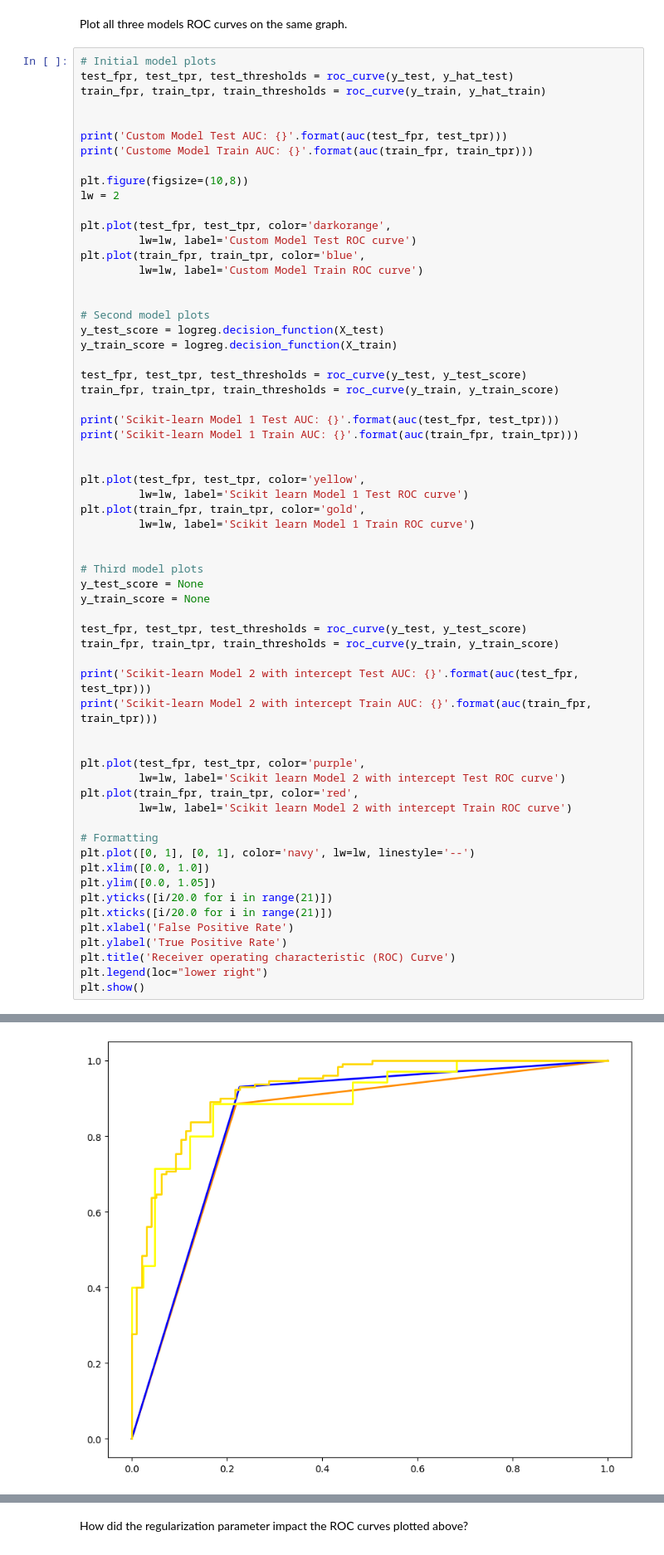
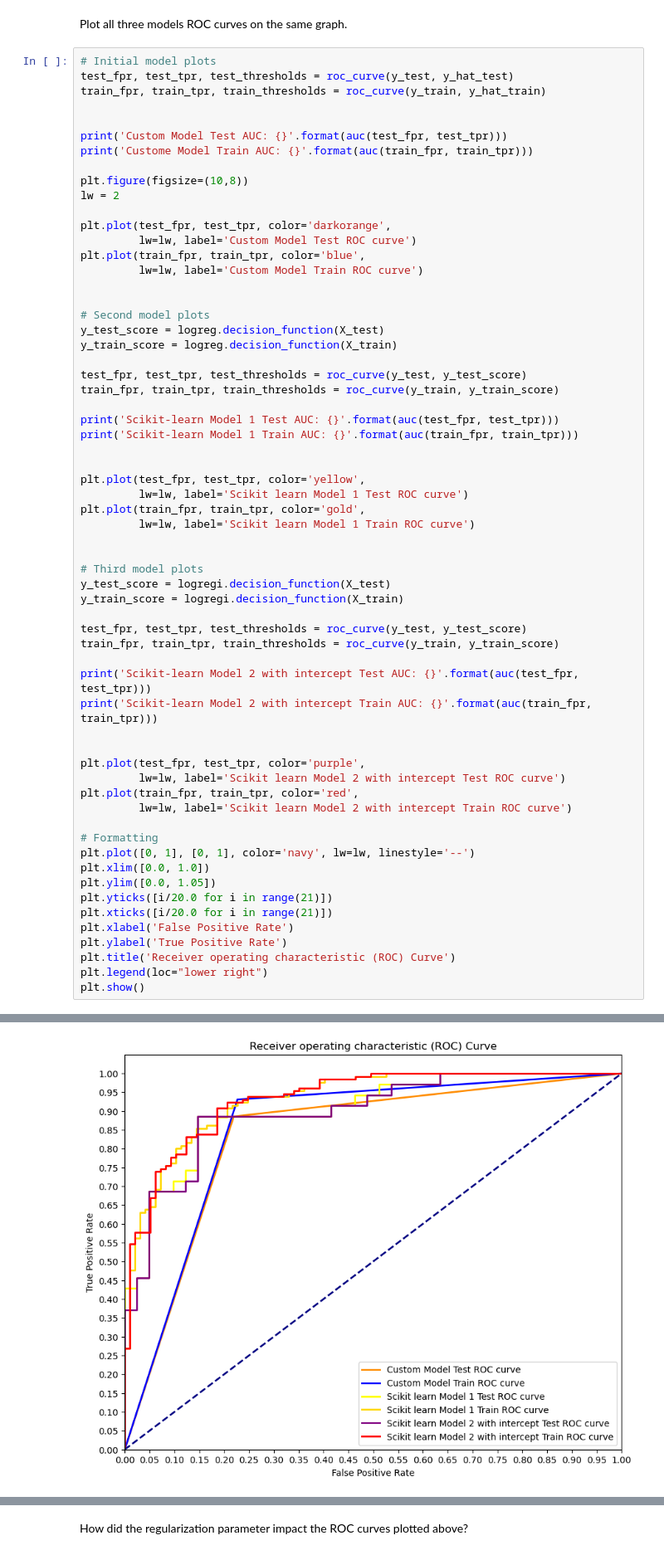
Before and after one commit to RafaHMDeloitte/dsc-logistic-regression-model-comparisons-lab, a Jupyter notebook: index.ipynb, the cells around one changed output, grey strips where cells are left out. Shown: that part at 83% size. Saved outputs shown, nothing was run; the diff lists cells and outputs as text.

```diff
--- a/index.ipynb
+++ b/index.ipynb
@@ -163,8 +163,8 @@ plt.plot(train_fpr, train_tpr, color='gold',
 
 
 # Third model plots
-y_test_score = None
-y_train_score = None
+y_test_score = logregi.decision_function(X_test)
+y_train_score = logregi.decision_function(X_train)
 
 test_fpr, test_tpr, test_thresholds = roc_curve(y_test, y_test_score)
 train_fpr, train_tpr, train_thresholds = roc_curve(y_train, y_train_score)
@@ -198,4 +199,4 @@ InvalidParameterError: The 'y_score' parameter of roc_curve must be an array-lik
-[figure, old version]
+[figure, new version]
 # %% [markdown]
 ## Altering the Regularization Parameter
 
```
Also changed, not shown: parts of 1 cell of this notebook.
